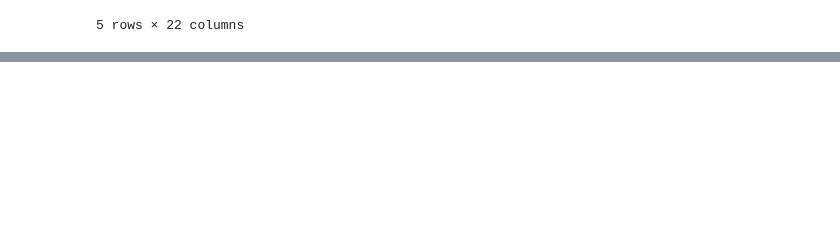
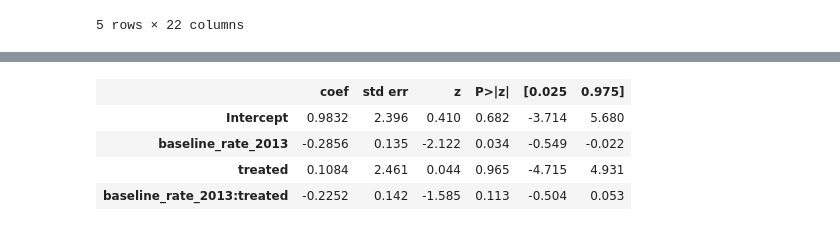
Before and after one commit to JTvH-13/ECON-630-Week-6-Assignment, a Jupyter notebook: analysis.ipynb, the cells around one changed output, grey strips where cells are left out. Saved outputs shown, nothing was run; the diff lists cells and outputs as text; code cells hidden in the pictures; blank space fills up the shorter version.

```diff
--- a/analysis.ipynb
+++ b/analysis.ipynb
@@ -338,0 +473,8 @@ did.head()
+# %%
+def summary_row(test, term, result):
+    """Return the coefficient, SE, p-value, and N for one term of a fitted model."""
+    return {"test": test, "term": term, "coef": result.params[term], "se": result.bse[term],
+            "p_value": result.pvalues[term], "n": int(result.nobs)}
+
+
+summary_rows = []
@@ -338,0 +491,12 @@ did.head()
+# %%
+def run_twfe(df, outcome):
+    """Two-way fixed effects DiD with state-clustered standard errors."""
+    return smf.ols(f"{outcome} ~ treated_post + C(state) + C(year)", data=df).fit(
+        cov_type="cluster", cov_kwds={"groups": pd.factorize(df["state"])[0]}
+    )
+
+
+twfe = run_twfe(did, "uninsured_rate_under65")
+summary_rows.append(summary_row("1. TWFE DiD (ACS, under 65)", "treated_post", twfe))
+print(f"treated_post = {twfe.params['treated_post']:.3f}, SE = {twfe.bse['treated_post']:.3f}, "
+      f"p = {twfe.pvalues['treated_post']:.4f}, N = {int(twfe.nobs)}")
@@ -338,0 +512,10 @@ did.head()
+# %%
+conv_model = smf.ols("change_2013_2019 ~ baseline_rate_2013 * treated", data=conv).fit(cov_type="HC1")
+summary_rows.append(summary_row("2. Convergence (2013–2019 change)", "baseline_rate_2013:treated", conv_model))
+conv_model.summary().tables[1]
+# %% [output]
+|  | coef | std err | z | P>|z| | [0.025 | 0.975] |
+| Intercept | 0.9832 | 2.396 | 0.410 | 0.682 | -3.714 | 5.680 |
+| baseline_rate_2013 | -0.2856 | 0.135 | -2.122 | 0.034 | -0.549 | -0.022 |
+| treated | 0.1084 | 2.461 | 0.044 | 0.965 | -4.715 | 4.931 |
+| baseline_rate_2013:treated | -0.2252 | 0.142 | -1.585 | 0.113 | -0.504 | 0.053 |
```
Also changed, not shown: parts of 22 cells of this notebook, 1 other file.
